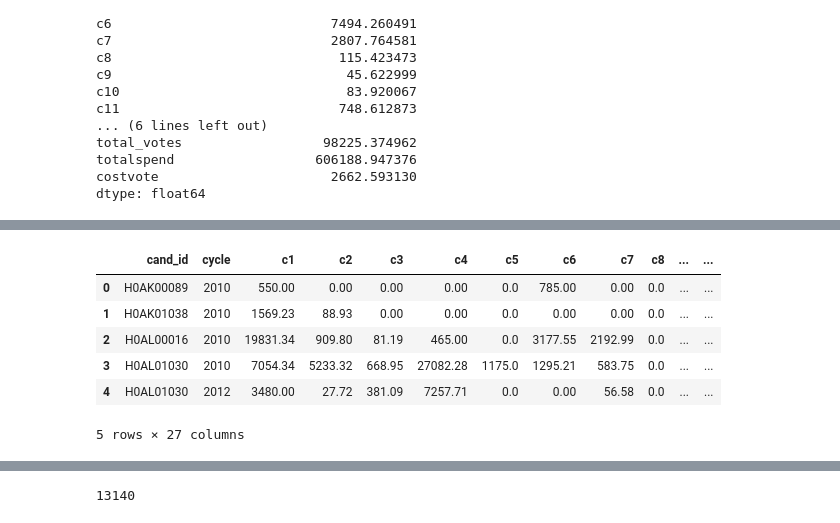
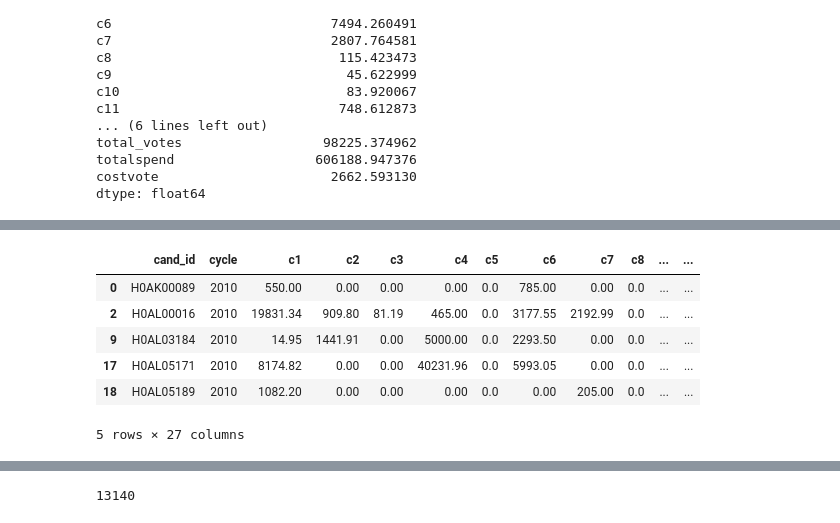
Before and after one commit to georgetown-analytics/four-thirty-five, a Jupyter notebook: 435_Analysis.ipynb, the cells around one changed output, grey strips where cells are left out. Saved outputs shown, nothing was run; the diff lists cells and outputs as text; code cells hidden in the pictures.

```diff
--- a/435_Analysis.ipynb
+++ b/435_Analysis.ipynb
@@ -172,8 +172,12 @@ cost_vote.describe()
 cost_vote['party'] = cost_vote['party'].astype('str')
 # %%
 cost_vote = cost_vote.replace("DEM","D")
+# %%
+cost_vote = cost_vote.replace("DEM ","D")
 # %%
 cost_vote = cost_vote.replace("REP","R")
+# %%
+cost_vote = cost_vote.replace("REP ","R")
 # %%
 cost_vote = cost_vote.replace("LBT","L")
 # %%
@@ -182,0 +187,2 @@ major = !=["R","D","L"]
+# %%
+testR = cost_vote[cost_vote.party != "R"]
@@ -185,10 +193,10 @@ cost_vote = cost_vote.replace(major,"O")
 # %%
-cost_vote.head()
+testR.head()
 # %% [output]
 |  | cand_id | cycle | c1 | c2 | c3 | c4 | c5 | c6 | c7 | c8 | ... | ... |
 | 0 | H0AK00089 | 2010 | 550.00 | 0.00 | 0.00 | 0.00 | 0.0 | 785.00 | 0.00 | 0.0 | ... | ... |
-| 1 | H0AK01038 | 2010 | 1569.23 | 88.93 | 0.00 | 0.00 | 0.0 | 0.00 | 0.00 | 0.0 | ... | ... |
 | 2 | H0AL00016 | 2010 | 19831.34 | 909.80 | 81.19 | 465.00 | 0.0 | 3177.55 | 2192.99 | 0.0 | ... | ... |
-| 3 | H0AL01030 | 2010 | 7054.34 | 5233.32 | 668.95 | 27082.28 | 1175.0 | 1295.21 | 583.75 | 0.0 | ... | ... |
-| 4 | H0AL01030 | 2012 | 3480.00 | 27.72 | 381.09 | 7257.71 | 0.0 | 0.00 | 56.58 | 0.0 | ... | ... |
+| 9 | H0AL03184 | 2010 | 14.95 | 1441.91 | 0.00 | 5000.00 | 0.0 | 2293.50 | 0.00 | 0.0 | ... | ... |
+| 17 | H0AL05171 | 2010 | 8174.82 | 0.00 | 0.00 | 40231.96 | 0.0 | 5993.05 | 0.00 | 0.0 | ... | ... |
+| 18 | H0AL05189 | 2010 | 1082.20 | 0.00 | 0.00 | 0.00 | 0.0 | 0.00 | 205.00 | 0.0 | ... | ... |
 5 rows × 27 columns
```
Also changed, not shown: parts of 49 cells of this notebook.
